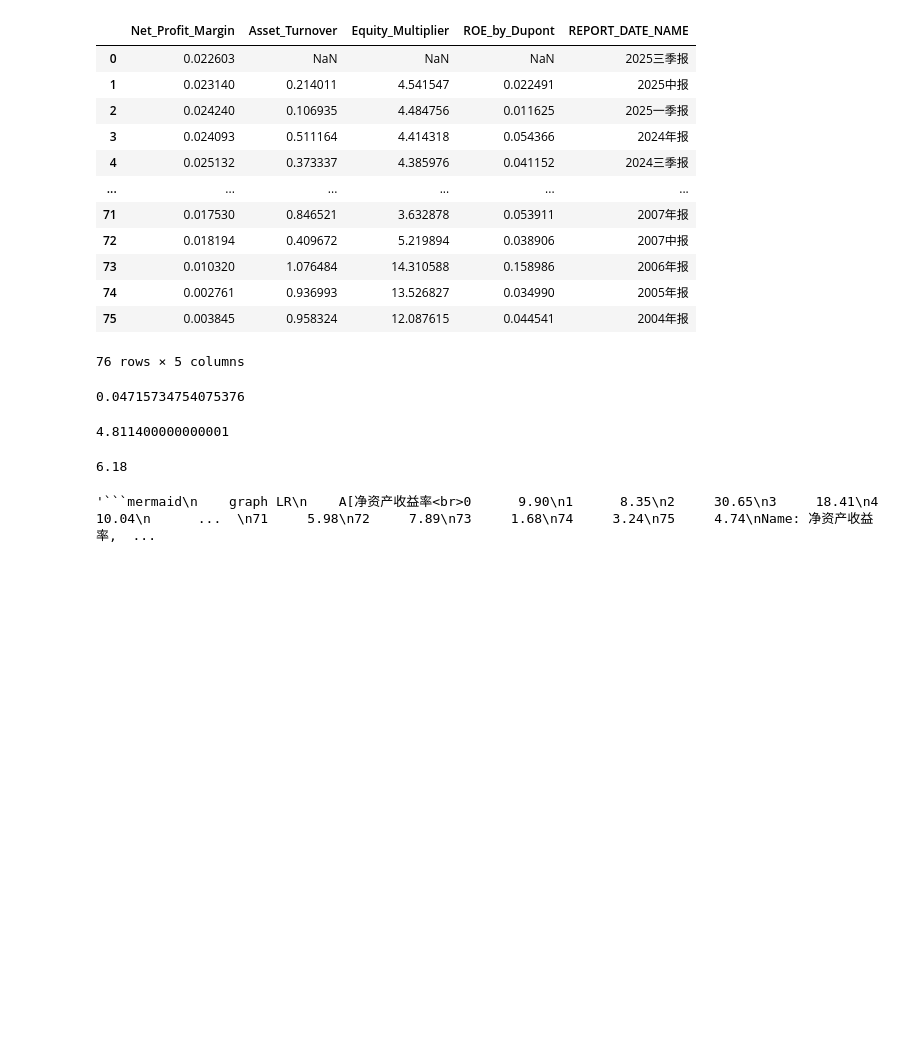
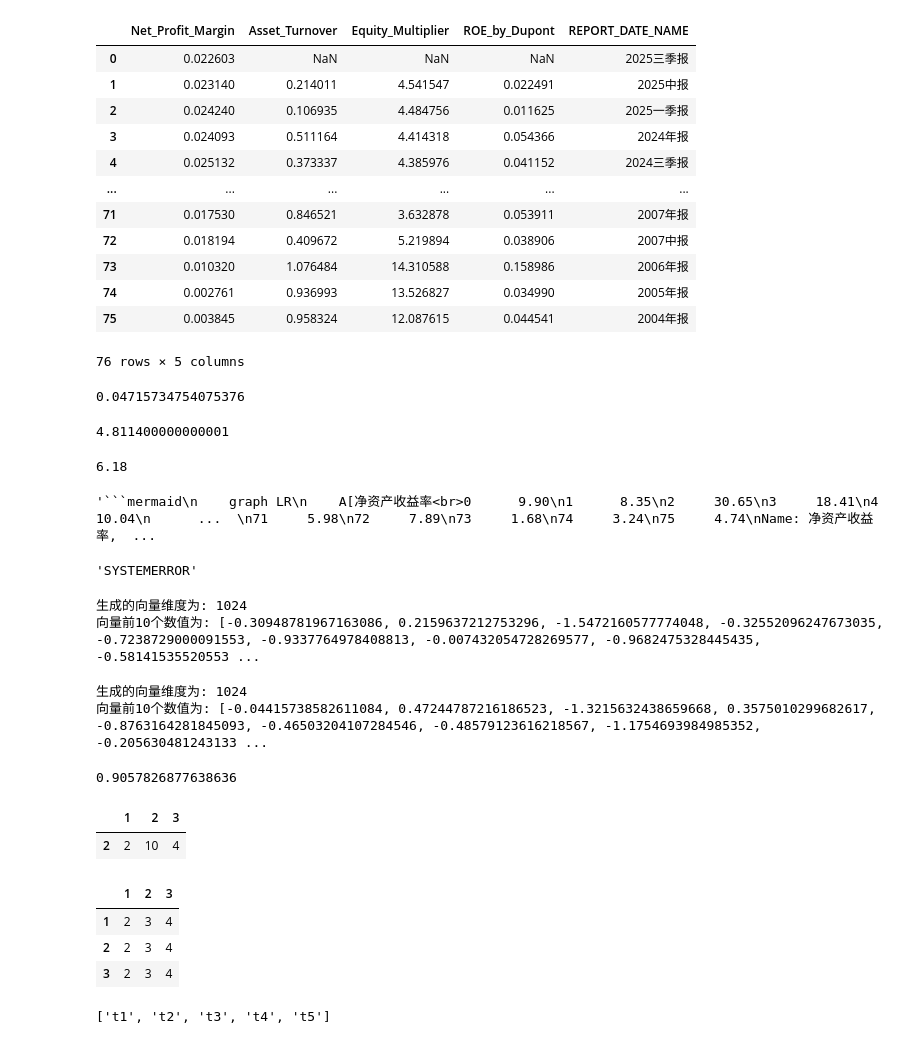
Before and after one commit to zmdsn/ecox, a Jupyter notebook: help.ipynb, the cells around one changed output. Drawn from its saved outputs; the diff is of its cells as text; code cells hidden in the pictures; blank space fills up the shorter version.

```diff
--- a/help.ipynb
+++ b/help.ipynb
@@ -457,3 +537,82 @@ df[['Net_Profit_Margin', 'Asset_Turnover', 'Equity_Multiplier', 'ROE_by_Dupont',
 # df['净资产收益率(%)']
 
 # df.loc[0]['REPORT_DATE']
+"SystemError".upper()
+# %% [output]
+'SYSTEMERROR'
+# %%
+from langchain_community.embeddings import OllamaEmbeddings
+
+# 1. 初始化嵌入模型
+# 指定模型名称为 "bge-m3"，默认连接本地11434端口
+embeddings = OllamaEmbeddings(model="bge-m3")
+# 如果你的Ollama服务地址或端口不同，需指定base_url参数[citation:4]:
+# embeddings = OllamaEmbeddings(model="bge-m3", base_url="http://localhost:11434")
+
+# 2. 准备测试文本
+test_text = "你好"
+
+# 3. 生成向量并打印
+# 使用embed_query方法为单个文本生成向量
+embedding_vector1 = embeddings.embed_query(test_text)
+print(f"生成的向量维度为: {len(embedding_vector1)}")
+print(f"向量前10个数值为: {embedding_vector1[:10]}")
+# %% [output]
+生成的向量维度为: 1024
+向量前10个数值为: [-0.30948781967163086, 0.2159637212753296, -1.5472160577774048, -0.32552096247673035, -0.7238729000091553, -0.9337764978408813, -0.007432054728269577, -0.9682475328445435, -0.58141535520553 ...
+# %%
+test_text = "hello "
+
+# 3. 生成向量并打印
+# 使用embed_query方法为单个文本生成向量
+embedding_vector = embeddings.embed_query(test_text)
+print(f"生成的向量维度为: {len(embedding_vector)}")
+print(f"向量前10个数值为: {embedding_vector[:10]}")
+# %% [output]
+生成的向量维度为: 1024
+向量前10个数值为: [-0.04415738582611084, 0.47244787216186523, -1.3215632438659668, 0.3575010299682617, -0.8763164281845093, -0.46503204107284546, -0.48579123616218567, -1.1754693984985352, -0.205630481243133 ...
+# %%
+embedding_vector1
+from scipy import spatial
+vec1 = [1, 2, 3, 4]
+vec2 = [5, 6, 7, 8]
+cos_sim = 1 - spatial.distance.cosine(embedding_vector1, embedding_vector)
+print(cos_sim)
+
+# np.inner(embedding_vector1, embedding_vector)
+# %% [output]
+0.9057826877638636
+# %%
+import pandas as pd
+p = [1,2,3]
+df1 = pd.DataFrame(index=[1,2,3])
+df1[p] = [2,3,4]
+df1[[2]] = 10
+# df = pd.DataFrame(index=[1,2,3])
+# df[p] = df1[p].values
+# df
+
+df = pd.DataFrame(index=[2])
+for col_name in df1.columns:
+    df[col_name] = df1[col_name] # 直接取列的值
+df
+# df[p] = 10
+# %% [output]
+|  | 1 | 2 | 3 |
+| 2 | 2 | 10 | 4 |
+# %%
+df1[p] = [2,3,4]
+
+df1
+# %% [output]
+|  | 1 | 2 | 3 |
+| 1 | 2 | 3 | 4 |
+| 2 | 2 | 3 | 4 |
+| 3 | 2 | 3 | 4 |
+# %%
+# df1[[col_name]]
+# df1[col_name]
+columns=["t{}".format(i + 1) for i in range(5)]
+columns
+# %% [output]
+['t1', 't2', 't3', 't4', 't5']
```
Also changed, not shown: parts of 5 cells of this notebook, 12 other files.
